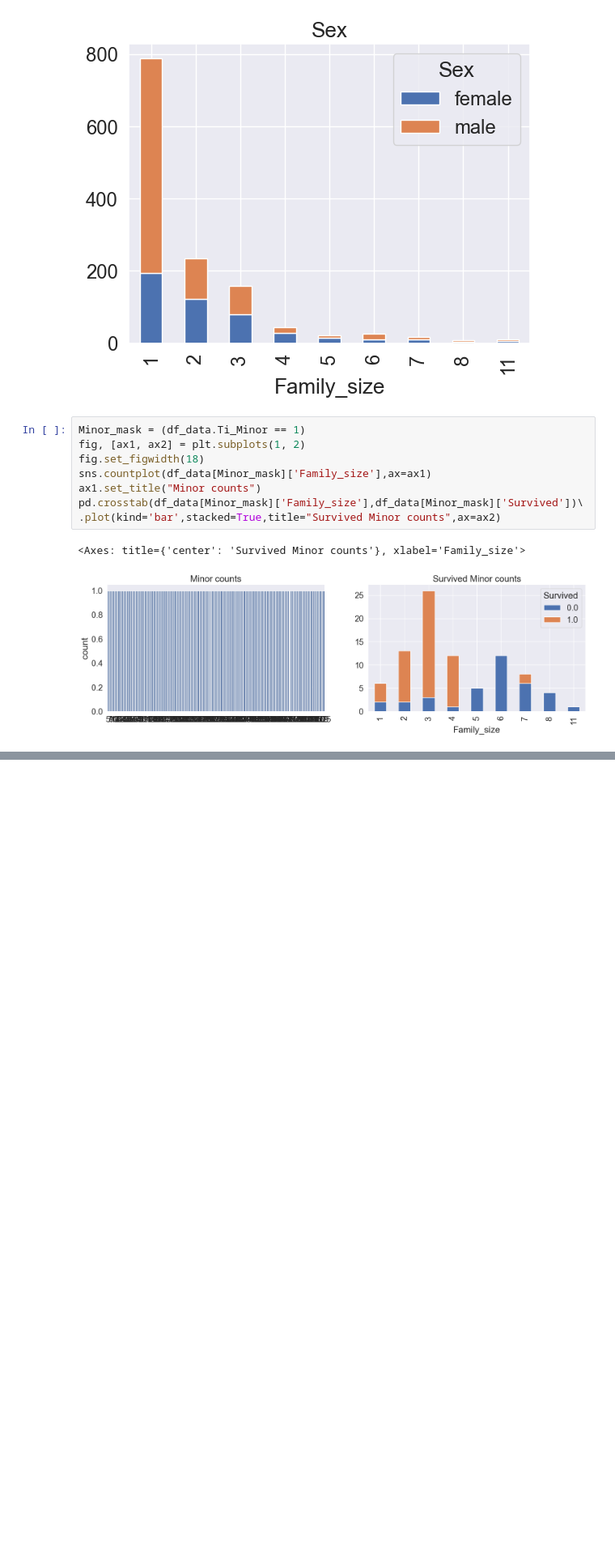
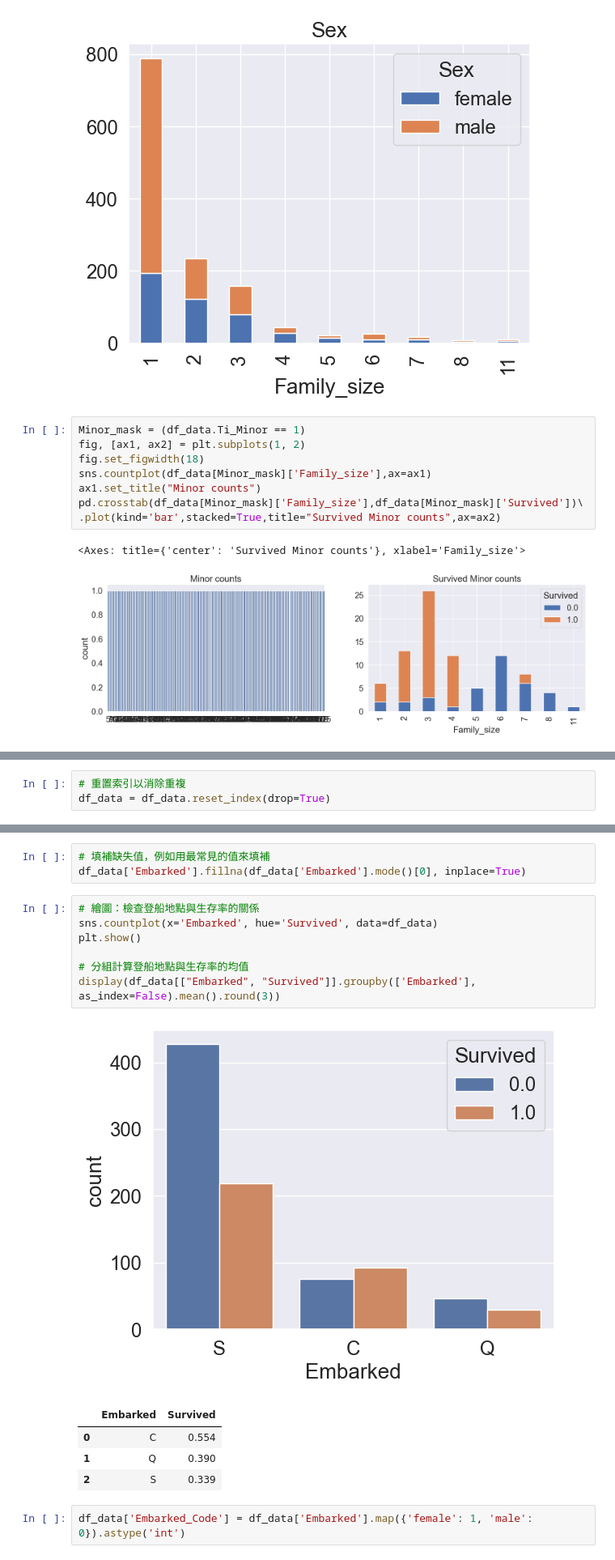
Before and after one commit to Allenwang2004/Data_Science_projects, a Jupyter notebook: test.ipynb, the cells around one changed output, grey strips where cells are left out. Shown at 81% size. Cells and saved outputs as stored; diff of their text form; blank space fills up the shorter version.

```diff
--- a/test.ipynb
+++ b/test.ipynb
@@ -454,0 +469,3 @@ pd.crosstab(df_data[Minor_mask]['Family_size'],df_data[Minor_mask]['Survived'])\
+# %%
+# 重置索引以消除重複
+df_data = df_data.reset_index(drop=True)
@@ -454,0 +481,18 @@ pd.crosstab(df_data[Minor_mask]['Family_size'],df_data[Minor_mask]['Survived'])\
+# %%
+# 填補缺失值，例如用最常見的值來填補
+df_data['Embarked'].fillna(df_data['Embarked'].mode()[0], inplace=True)
+# %%
+# 繪圖：檢查登船地點與生存率的關係
+sns.countplot(x='Embarked', hue='Survived', data=df_data)
+plt.show()
+
+# 分組計算登船地點與生存率的均值
+display(df_data[["Embarked", "Survived"]].groupby(['Embarked'], as_index=False).mean().round(3))
+# %% [output]
+[figure, added]
+|  | Embarked | Survived |
+| 0 | C | 0.554 |
+| 1 | Q | 0.390 |
+| 2 | S | 0.339 |
+# %%
+df_data['Embarked_Code'] = df_data['Embarked'].map({'female': 1, 'male': 0}).astype('int')
```
Also changed, not shown: parts of 11 cells of this notebook, 3 other files.
